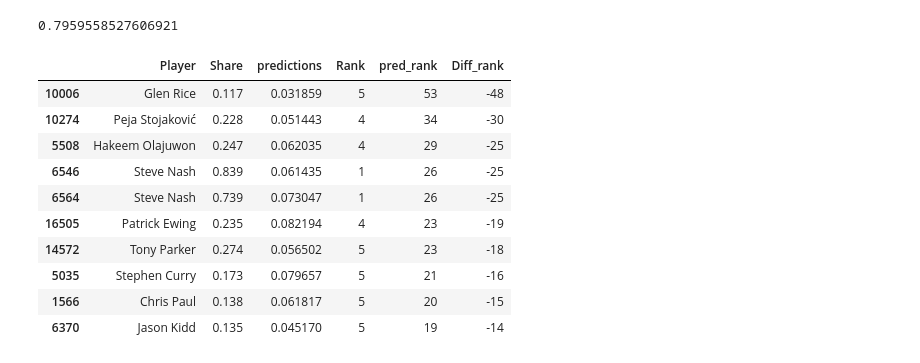
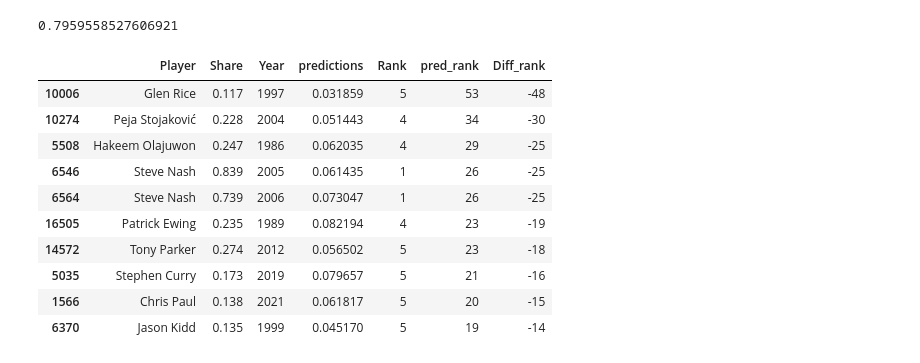
Before and after one commit to dcast822/NBA_analysis, a Jupyter notebook: 03_mvp_ML.ipynb, the cells around one changed output. Saved outputs shown, nothing was run; the diff lists cells and outputs as text; code cells hidden in the pictures.

```diff
--- a/03_mvp_ML.ipynb
+++ b/03_mvp_ML.ipynb
@@ -3,7 +3,7 @@ import pandas as pd
 import numpy as np
 import matplotlib.pyplot as plt
 # %%
-pd.set_option('display.max_columns',50)
+pd.set_option('display.max_columns',70)
 # %%
 pd.set_option('display.max_rows',180)
 # %%
@@ -118,7 +118,7 @@ preds
 | 15135 | 0.018742 |
 605 rows × 1 columns
 # %%
-combine = pd.concat([test[["Player","Share"]], preds], axis =1)
+combine = pd.concat([test[["Player","Share","Year"]], preds], axis =1)
 # %%
 combine
 # %% [output]
@@ -249,7 +249,7 @@ for year in years[5:]:
     ridge.fit(train[features], train["Share"])
     preds = ridge.predict(test[features])
     preds = pd.DataFrame(preds, columns = ["predictions"], index = test.index)
-    combine = pd.concat([test[["Player","Share"]], preds], axis =1)
+    combine = pd.concat([test[["Player","Share","Year"]], preds], axis =1)
     all_predictions.append(combine)
     aps.append(find_avg_precision(combine))
 # %%
@@ -284,7 +284,7 @@ def backtest(stats, model, years, predictors):
         model.fit(train[predictors],train["Share"])
         predictions = model.predict(test[predictors])
         predictions = pd.DataFrame(predictions, columns=["predictions"], index=test.index)
-        combination = pd.concat([test[["Player", "Share"]], predictions], axis=1)
+        combination = pd.concat([test[["Player", "Share","Year"]], predictions], axis=1)
         combination = add_ranks(combination)
         all_predictions.append(combination)
         aps.append(find_abs_precision(combination))
@@ -297,16 +297,16 @@ mean_ap
 0.7959558527606921
 # %%
 # biggest differences in rank
-all_predictions[all_predictions["Rank"]<6].sort_values("Diff_rank").head(10)
+all_predictions[all_predictions["Rank"]<6 & ].sort_values("Diff_rank").head(10)
 # %% [output]
-|  | Player | Share | predictions | Rank | pred_rank | Diff_rank |
-| 10006 | Glen Rice | 0.117 | 0.031859 | 5 | 53 | -48 |
-| 10274 | Peja Stojaković | 0.228 | 0.051443 | 4 | 34 | -30 |
-| 5508 | Hakeem Olajuwon | 0.247 | 0.062035 | 4 | 29 | -25 |
-| 6546 | Steve Nash | 0.839 | 0.061435 | 1 | 26 | -25 |
-| 6564 | Steve Nash | 0.739 | 0.073047 | 1 | 26 | -25 |
-| 16505 | Patrick Ewing | 0.235 | 0.082194 | 4 | 23 | -19 |
-| 14572 | Tony Parker | 0.274 | 0.056502 | 5 | 23 | -18 |
-| 5035 | Stephen Curry | 0.173 | 0.079657 | 5 | 21 | -16 |
-| 1566 | Chris Paul | 0.138 | 0.061817 | 5 | 20 | -15 |
-| 6370 | Jason Kidd | 0.135 | 0.045170 | 5 | 19 | -14 |
+|  | Player | Share | Year | predictions | Rank | pred_rank | Diff_rank |
+| 10006 | Glen Rice | 0.117 | 1997 | 0.031859 | 5 | 53 | -48 |
+| 10274 | Peja Stojaković | 0.228 | 2004 | 0.051443 | 4 | 34 | -30 |
+| 5508 | Hakeem Olajuwon | 0.247 | 1986 | 0.062035 | 4 | 29 | -25 |
+| 6546 | Steve Nash | 0.839 | 2005 | 0.061435 | 1 | 26 | -25 |
+| 6564 | Steve Nash | 0.739 | 2006 | 0.073047 | 1 | 26 | -25 |
+| 16505 | Patrick Ewing | 0.235 | 1989 | 0.082194 | 4 | 23 | -19 |
+| 14572 | Tony Parker | 0.274 | 2012 | 0.056502 | 5 | 23 | -18 |
+| 5035 | Stephen Curry | 0.173 | 2019 | 0.079657 | 5 | 21 | -16 |
+| 1566 | Chris Paul | 0.138 | 2021 | 0.061817 | 5 | 20 | -15 |
+| 6370 | Jason Kidd | 0.135 | 1999 | 0.045170 | 5 | 19 | -14 |
```
Also changed, not shown: parts of 27 cells of this notebook, 2 other files.
